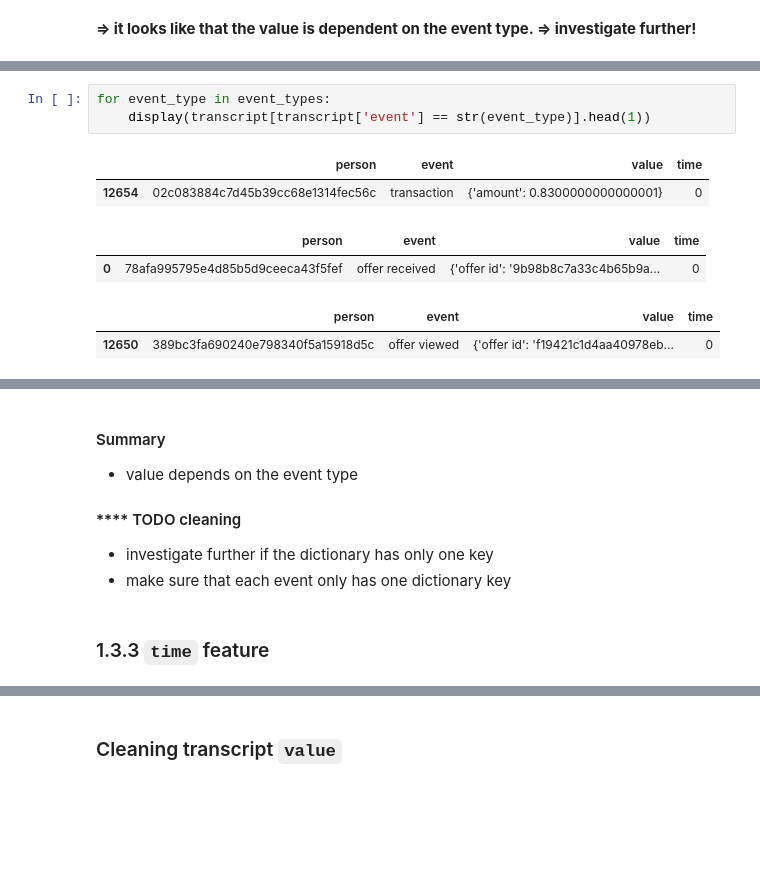
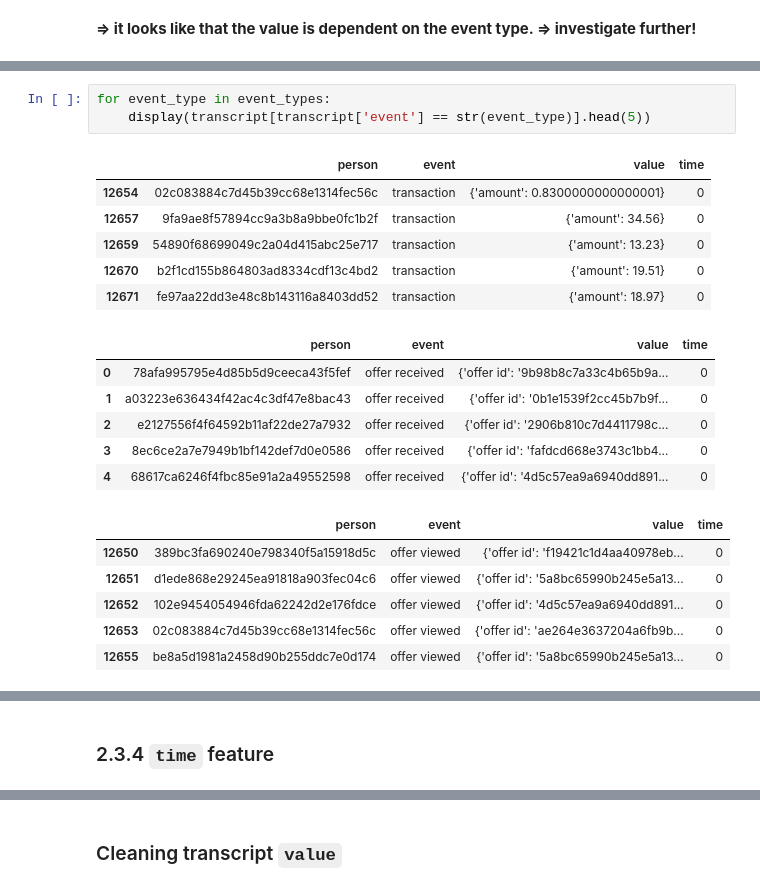
Before and after one commit to veectro/starbucks-capstone, a Jupyter notebook: Starbucks_Capstone_notebook.ipynb, the cells around one changed output, grey strips where cells are left out. Saved outputs shown, nothing was run; the diff lists cells and outputs as text; blank space fills up the shorter version.

Commit message:
chore: add cleaning dataset

```diff
--- a/Starbucks_Capstone_notebook.ipynb
+++ b/Starbucks_Capstone_notebook.ipynb
@@ -417,12 +535,24 @@ time: 62 ms (started: 2021-01-29 00:07:56 +01:00)
 # %%
 for event_type in event_types:
-    display(transcript[transcript['event'] == str(event_type)].head(1))
+    display(transcript[transcript['event'] == str(event_type)].head(5))
 # %% [output]
 |  | person | event | value | time |
 | 12654 | 02c083884c7d45b39cc68e1314fec56c | transaction | {'amount': 0.8300000000000001} | 0 |
+| 12657 | 9fa9ae8f57894cc9a3b8a9bbe0fc1b2f | transaction | {'amount': 34.56} | 0 |
+| 12659 | 54890f68699049c2a04d415abc25e717 | transaction | {'amount': 13.23} | 0 |
+| 12670 | b2f1cd155b864803ad8334cdf13c4bd2 | transaction | {'amount': 19.51} | 0 |
+| 12671 | fe97aa22dd3e48c8b143116a8403dd52 | transaction | {'amount': 18.97} | 0 |
 |  | person | event | value | time |
 | 0 | 78afa995795e4d85b5d9ceeca43f5fef | offer received | {'offer id': '9b98b8c7a33c4b65b9a... | 0 |
+| 1 | a03223e636434f42ac4c3df47e8bac43 | offer received | {'offer id': '0b1e1539f2cc45b7b9f... | 0 |
+| 2 | e2127556f4f64592b11af22de27a7932 | offer received | {'offer id': '2906b810c7d4411798c... | 0 |
+| 3 | 8ec6ce2a7e7949b1bf142def7d0e0586 | offer received | {'offer id': 'fafdcd668e3743c1bb4... | 0 |
+| 4 | 68617ca6246f4fbc85e91a2a49552598 | offer received | {'offer id': '4d5c57ea9a6940dd891... | 0 |
 |  | person | event | value | time |
 | 12650 | 389bc3fa690240e798340f5a15918d5c | offer viewed | {'offer id': 'f19421c1d4aa40978eb... | 0 |
+| 12651 | d1ede868e29245ea91818a903fec04c6 | offer viewed | {'offer id': '5a8bc65990b245e5a13... | 0 |
+| 12652 | 102e9454054946fda62242d2e176fdce | offer viewed | {'offer id': '4d5c57ea9a6940dd891... | 0 |
+| 12653 | 02c083884c7d45b39cc68e1314fec56c | offer viewed | {'offer id': 'ae264e3637204a6fb9b... | 0 |
+| 12655 | be8a5d1981a2458d90b255ddc7e0d174 | offer viewed | {'offer id': '5a8bc65990b245e5a13... | 0 |
 |  | person | event | value | time |
 | 12658 | 9fa9ae8f57894cc9a3b8a9bbe0fc1b2f | offer completed | {'offer_id': '2906b810c7d4411798c... | 0 |
@@ -430,12 +564,5 @@ time: 171 ms (started: 2021-01-29 00:12:44 +01:00)
-# %% [markdown]
-#### Summary
-- value depends on the event type
-
-#### **** TODO cleaning
-- investigate further if the dictionary has only one key
-- make sure that each event only has one dictionary key
 # %% [markdown]
-### 1.3.3 `time` feature
+### 2.3.4 `time` feature
 # %%
 transcript['time'].nunique()
 # %% [output]
```
Also changed, not shown: parts of 84 cells of this notebook.
